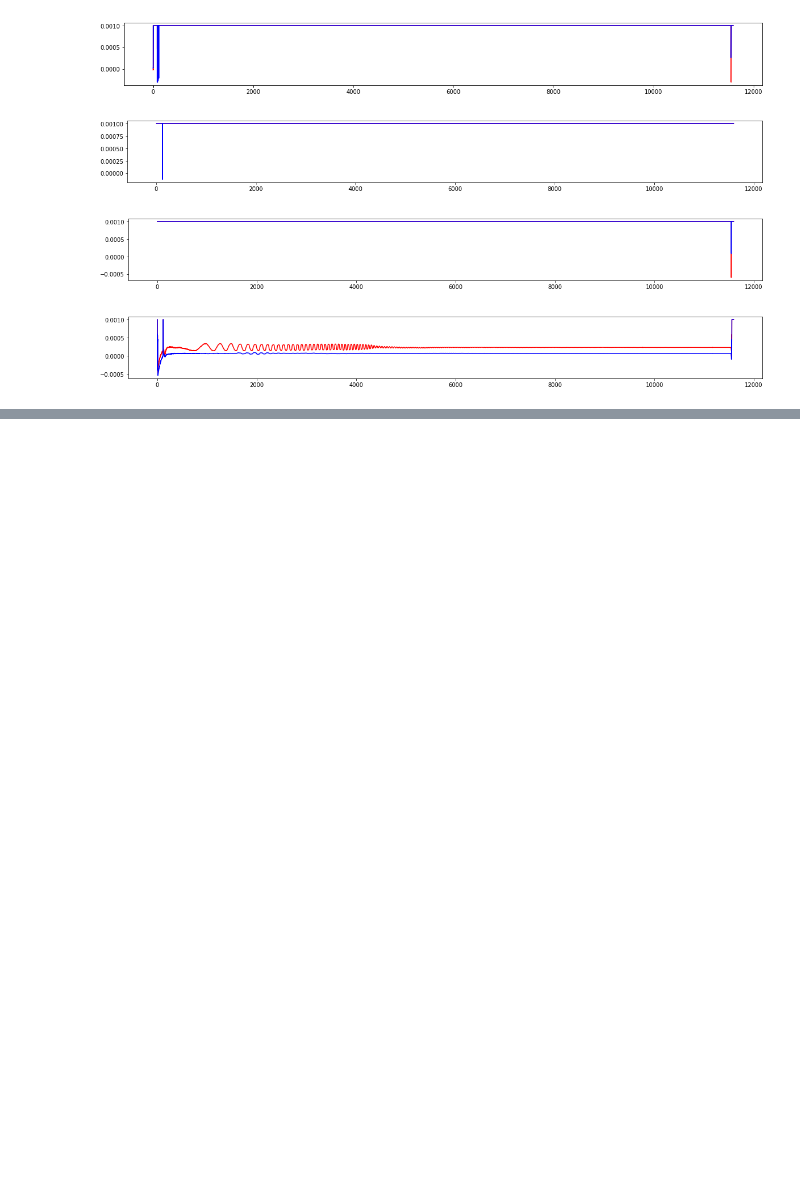
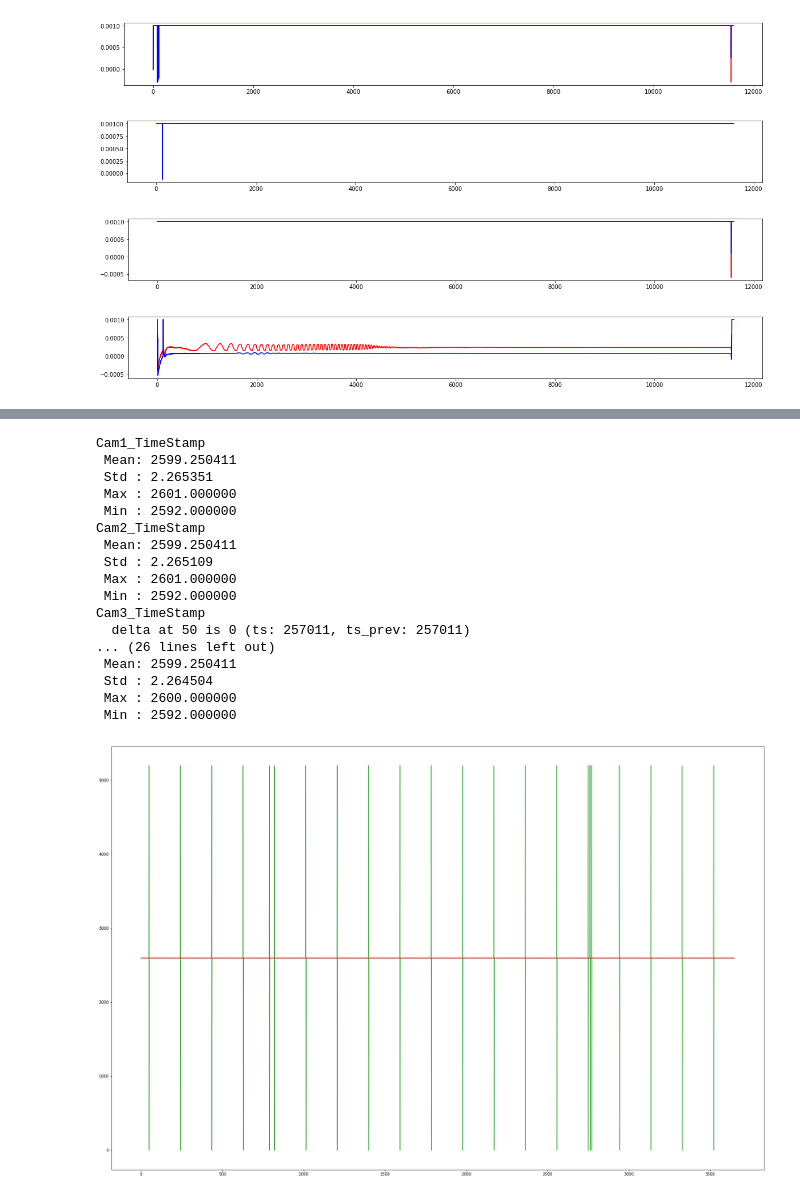
Before and after one commit to Aniruddh1/ipython-opencv-notebooks, a Jupyter notebook: notebooks/TTM Data Analysis.ipynb, the cells around one changed output, grey strips where cells are left out. Cells and saved outputs as stored; diff of their text form; code cells hidden in the pictures; blank space fills up the shorter version.

```diff
--- a/notebooks/TTM Data Analysis.ipynb
+++ b/notebooks/TTM Data Analysis.ipynb
@@ -18,11 +31,12 @@ from os.path import expanduser
 tmp_dir = '%s/tmp' % (expanduser("~"))
 ws_dir = '%s/workspace' % (expanduser("~"))
 
+# new way (UDP):
+#legacy, fname = False, '%s/TTM_Vibration/template.34811/wafer.1/imprint.1/TTMLogStream.1' % (tmp_dir)
+legacy, fname = False, '%s/TTM_Vibration/template.34828/wafer.1/imprint.1/TTMLogStream.1' % (tmp_dir)
+
+## old way (TCP)
 #legacy, fname = False, '%s/stats/template.31159/wafer.1/imprint.1/TTMLogStream.1' % (ws_dir)
-#legacy, fname = False, '%s/30799_TTMLogStream.csv' % (tmp_dir)
-#legacy, fname = True, '%s/TTMLogStream_2017_05_24.csv' % (tmp_dir)
-legacy, fname = True, '%s/TTMLogStream_2017_05_17-19.csv' % (tmp_dir)
-#legacy, fname = True, '%s/TTMLogStream_2017_05_17.csv' % (tmp_dir)
 #legacy, fname = True, '%s/TTMLogStream_TEST.csv' % (tmp_dir)
 
 f = open(fname, 'r')
@@ -448,0 +405,51 @@ plt.plot(df['C3 measy_mm'], color='b')
+# %%
+df = pd.DataFrame.from_records(ds, columns=cols)
+#df.describe()
+
+cols_to_plot = ['Cam1_TimeStamp', 'Cam2_TimeStamp', 'Cam3_TimeStamp', 'Cam4_TimeStamp']
+plt.figure(figsize=(30,20))
+
+for col in cols_to_plot:
+    print("%s" % col)
+    cam_ts_deltas = []
+    offset = 0
+    for idx, ts in enumerate(df[col]):
+        if idx > 0:
+            if ts_prev == ts:
+                delta = ts - ts_prev
+                print("  delta at %d is %d (ts: %d, ts_prev: %d)" % (idx, delta, ts, ts_prev))
+            elif ts_prev < ts:
+                delta = ts - ts_prev
+            else:
+                delta = (1e6 - ts_prev) + ts
+
+            cam_ts_deltas.append(delta)
+
+        ts_prev = ts
+
+    plt.plot(cam_ts_deltas)
+
+    cam_ts_deltas_np = np.array(cam_ts_deltas)
+    print(" Mean: %f" % cam_ts_deltas_np.mean())
+    print(" Std : %f" % cam_ts_deltas_np.std())
+    print(" Max : %f" % cam_ts_deltas_np.max())
+    print(" Min : %f" % cam_ts_deltas_np.min())
+# %% [output]
+Cam1_TimeStamp
+ Mean: 2599.250411
+ Std : 2.265351
+ Max : 2601.000000
+ Min : 2592.000000
+Cam2_TimeStamp
+ Mean: 2599.250411
+ Std : 2.265109
+ Max : 2601.000000
+ Min : 2592.000000
+Cam3_TimeStamp
+  delta at 50 is 0 (ts: 257011, ts_prev: 257011)
+... (26 lines left out)
+ Mean: 2599.250411
+ Std : 2.264504
+ Max : 2600.000000
+ Min : 2592.000000
+[figure, added]
```
Also changed, not shown: parts of 13 cells of this notebook, 3 other files.
